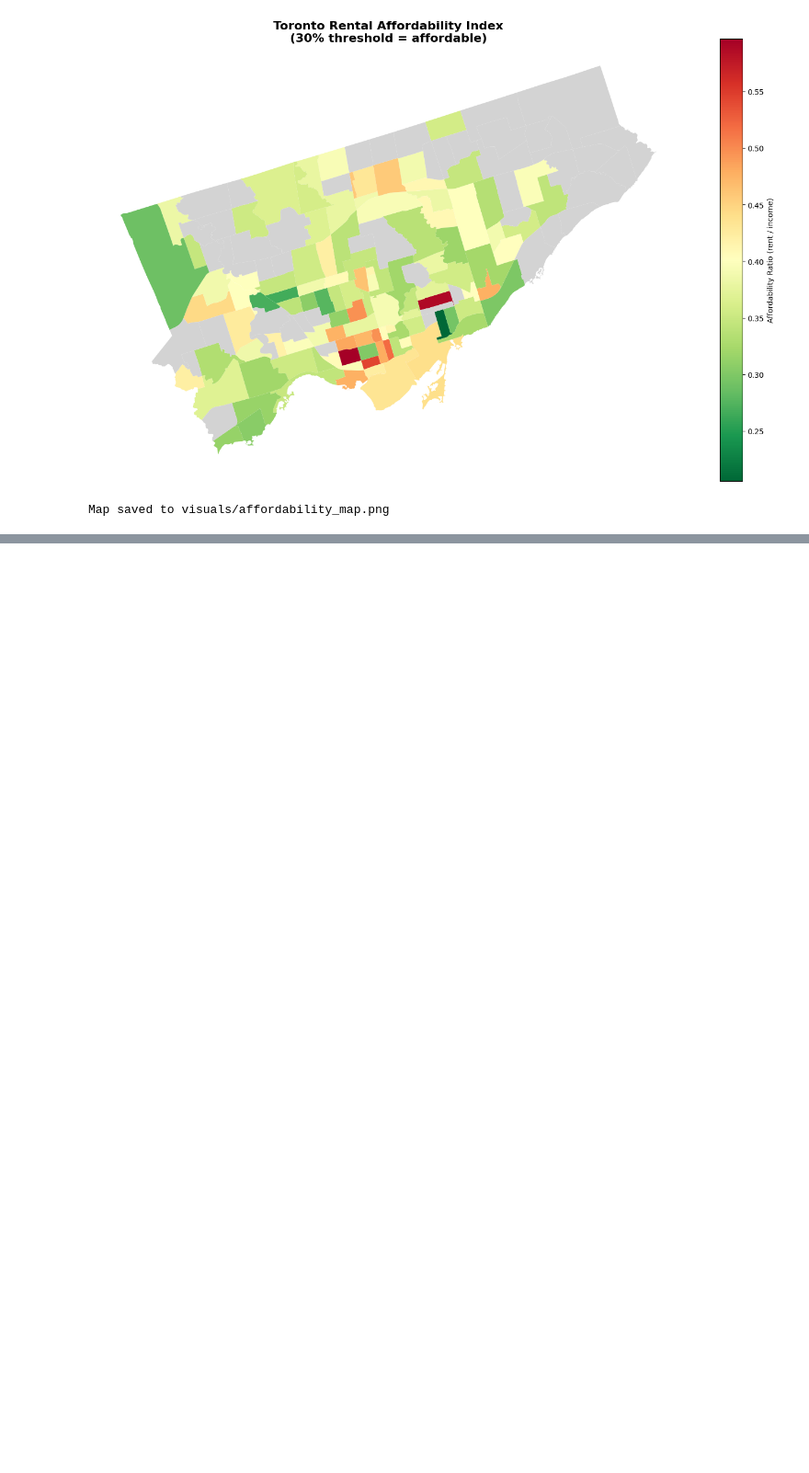
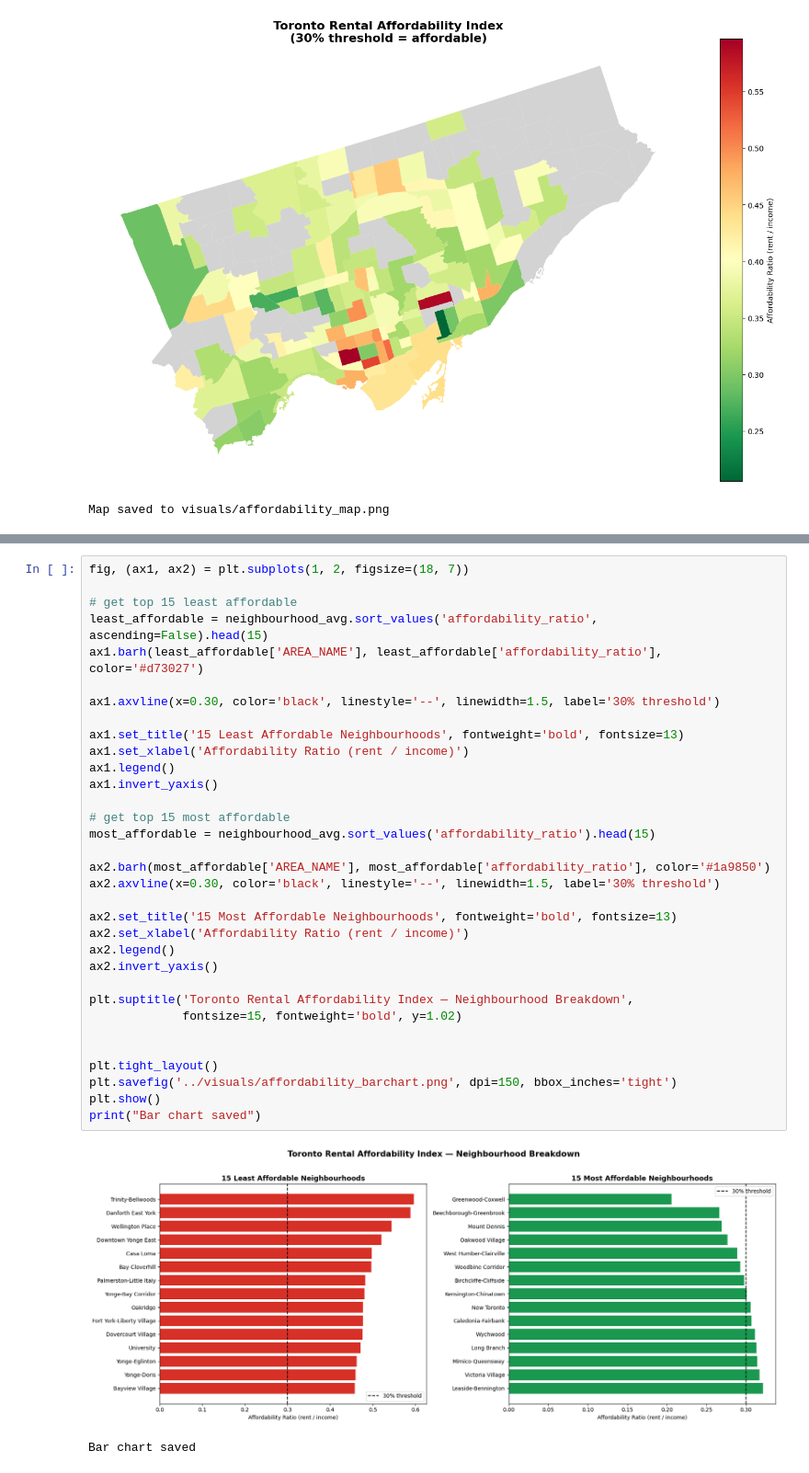
Before and after one commit to Kafui-Ayegbe-dev/toronto-affordability-index, a Jupyter notebook: notebooks/affordability_analysis.ipynb, the cells around one changed output, grey strips where cells are left out. Shown at 92% size. Drawn from its saved outputs; the diff is of its cells as text; blank space fills up the shorter version.

```diff
--- a/notebooks/affordability_analysis.ipynb
+++ b/notebooks/affordability_analysis.ipynb
@@ -239,0 +323,36 @@ Map saved to visuals/affordability_map.png
+# %%
+fig, (ax1, ax2) = plt.subplots(1, 2, figsize=(18, 7))
+
+# get top 15 least affordable
+least_affordable = neighbourhood_avg.sort_values('affordability_ratio', ascending=False).head(15)
+ax1.barh(least_affordable['AREA_NAME'], least_affordable['affordability_ratio'], color='#d73027')
+
+ax1.axvline(x=0.30, color='black', linestyle='--', linewidth=1.5, label='30% threshold')
+
+ax1.set_title('15 Least Affordable Neighbourhoods', fontweight='bold', fontsize=13)
+ax1.set_xlabel('Affordability Ratio (rent / income)')
+ax1.legend()
+ax1.invert_yaxis()
+
+# get top 15 most affordable
+most_affordable = neighbourhood_avg.sort_values('affordability_ratio').head(15)
+
+ax2.barh(most_affordable['AREA_NAME'], most_affordable['affordability_ratio'], color='#1a9850')
+ax2.axvline(x=0.30, color='black', linestyle='--', linewidth=1.5, label='30% threshold')
+
+ax2.set_title('15 Most Affordable Neighbourhoods', fontweight='bold', fontsize=13)
+ax2.set_xlabel('Affordability Ratio (rent / income)')
+ax2.legend()
+ax2.invert_yaxis()
+
+plt.suptitle('Toronto Rental Affordability Index — Neighbourhood Breakdown',
+             fontsize=15, fontweight='bold', y=1.02)
+
+
+plt.tight_layout()
+plt.savefig('../visuals/affordability_barchart.png', dpi=150, bbox_inches='tight')
+plt.show()
+print("Bar chart saved")
+# %% [output]
+[figure, added]
+Bar chart saved
```
Also changed, not shown: parts of 3 cells of this notebook, 3 other files.
